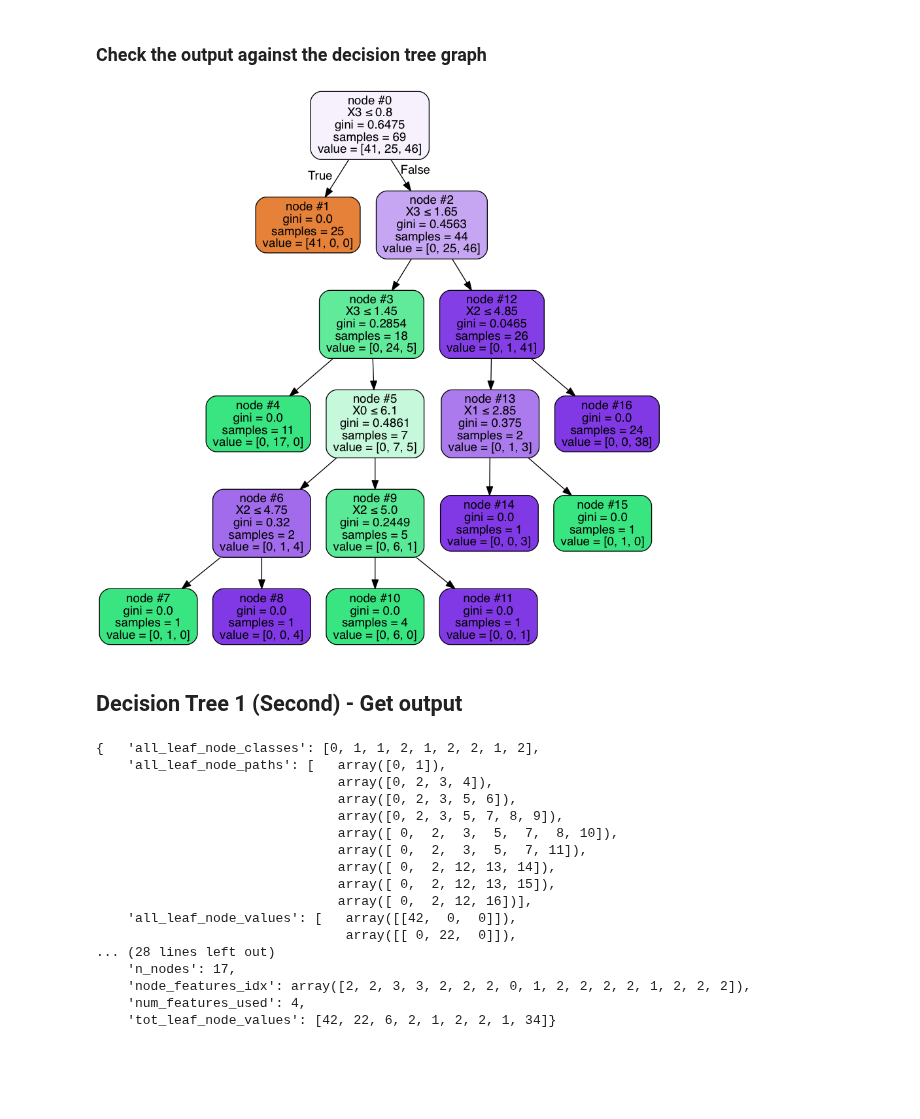
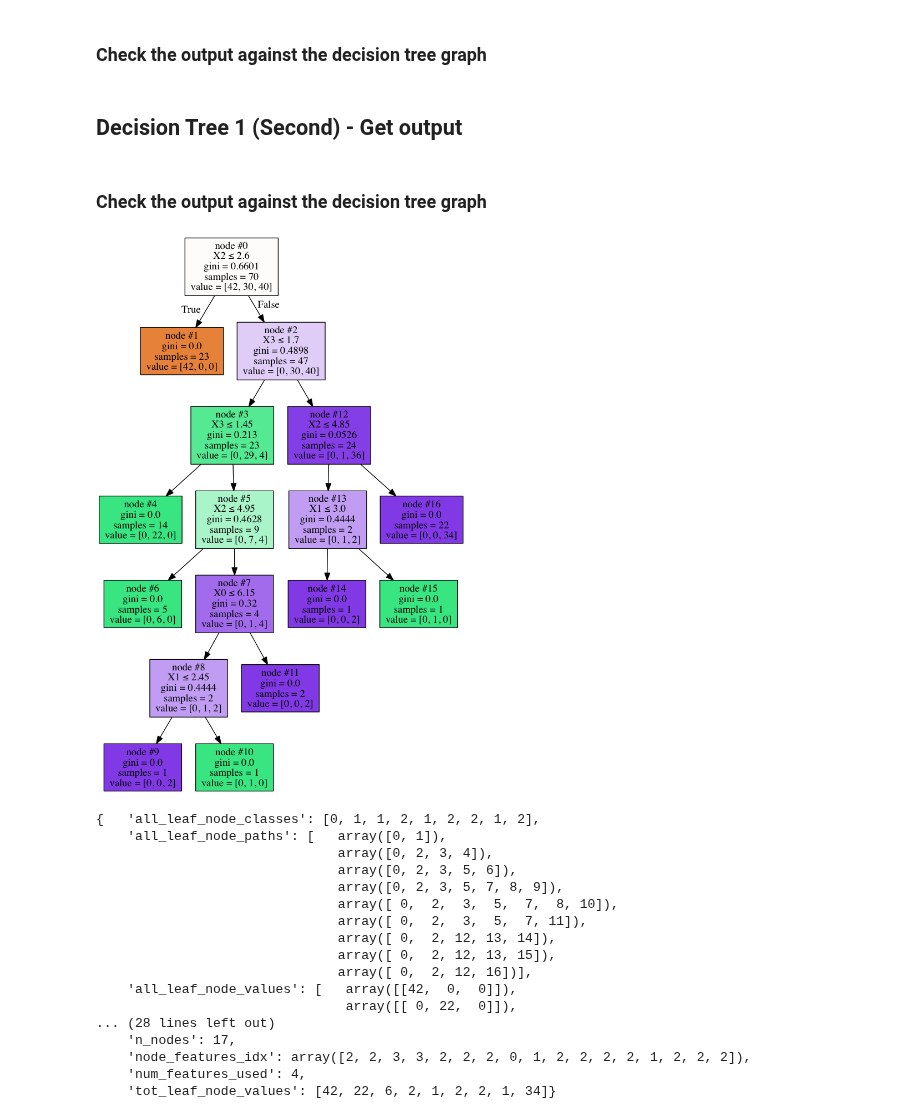
Before and after one commit to Yu-Group/scikit-learn-sandbox, a Jupyter notebook: jupyter/08_run_tree_traversal_function.ipynb, the cells around one changed output. Cells and saved outputs as stored; diff of their text form; code cells hidden in the pictures; blank space fills up the shorter version.

```diff
--- a/jupyter/08_run_tree_traversal_function.ipynb
+++ b/jupyter/08_run_tree_traversal_function.ipynb
@@ -35,10 +35,15 @@ RANDOM_STATE_CLASSIFIER    = 1039
 iris = load_iris()
 
 # Create the train-test datasets
-X_train, X_test, y_train, y_test = train_test_split(iris.data, iris.target, random_state = RANDOM_STATE_SPLIT)
+X_train, X_test, y_train, y_test = train_test_split(iris.data
+                                                    , iris.target
+                                                    , random_state = RANDOM_STATE_SPLIT)
 
 # Just fit a simple random forest classifier with 2 decision trees
-rf = RandomForestClassifier(n_estimators = 2, random_state = RANDOM_STATE_CLASSIFIER)
+rf = RandomForestClassifier(n_estimators = 2
+                            , random_state = RANDOM_STATE_CLASSIFIER)
+
+# fit the classifier
 rf.fit(X = X_train, y = y_train)
 # %% [output]
 RandomForestClassifier(bootstrap=True, class_weight=None, criterion='gini',
@@ -100,11 +125,16 @@ utils.prettyPrintDict(inp_dict = tree_dat0)
 ### Check the output against the decision tree graph
 # %%
 # Now plot the trees individually
-utils.draw_tree(inp_tree = estimator0)
+# utils.draw_tree(inp_tree = estimator0)
-# %% [output]
-[figure, removed]
 # %% [markdown]
 ## Decision Tree 1 (Second) - Get output
+# %% [markdown]
+### Check the output against the decision tree graph
+# %%
+# Now plot the trees individually
+utils.draw_tree(decision_tree = estimator1)
+# %% [output]
+[figure, added]
 # %%
 utils.prettyPrintDict(inp_dict = tree_dat1)
 # %% [output]
```
Also changed, not shown: parts of 15 cells of this notebook, 5 other files.
